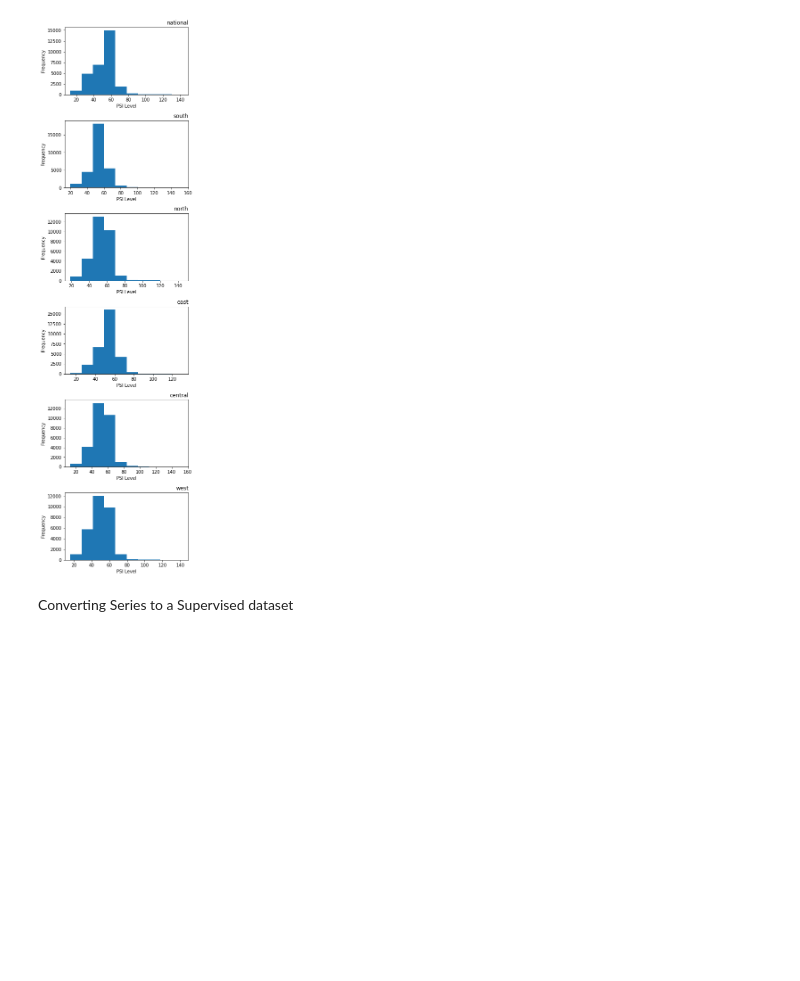
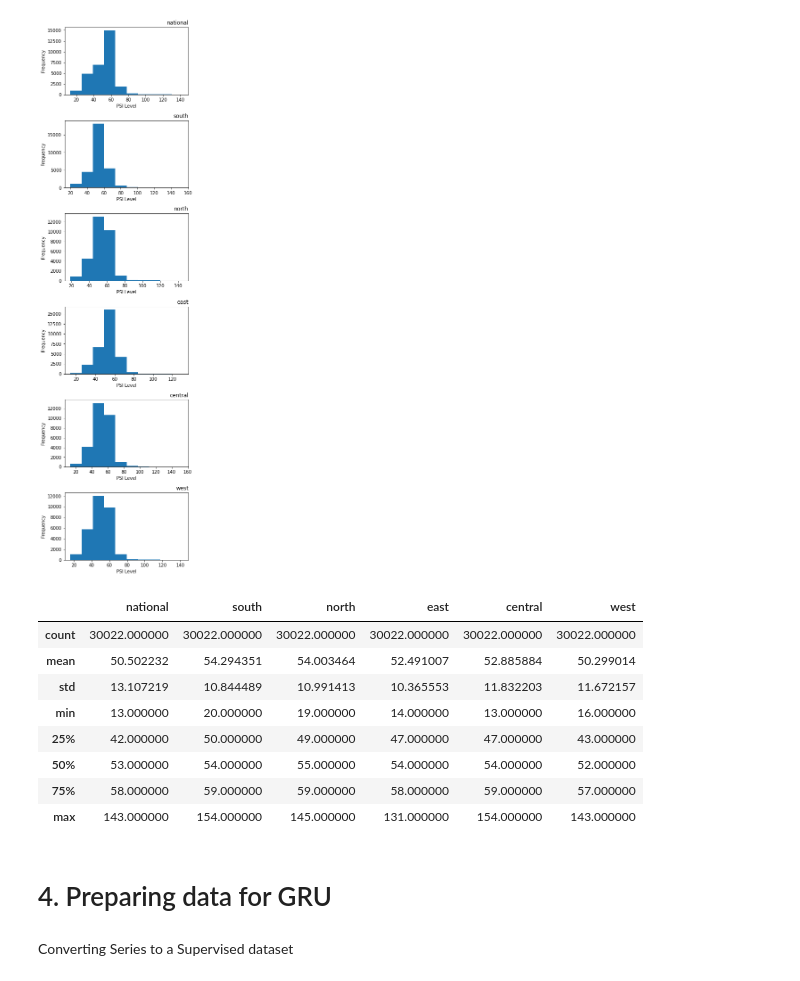
Before and after one commit to mrazizi/YapAiTek-Assessment, a Jupyter notebook: YapAiTek_Assessment.ipynb, the cells around one changed output. Drawn from its saved outputs; the diff is of its cells as text; code cells hidden in the pictures; blank space fills up the shorter version.

```diff
--- a/YapAiTek_Assessment.ipynb
+++ b/YapAiTek_Assessment.ipynb
@@ -126,5 +126,19 @@ for i in range(6):
   suplot_idx += 1
 # %% [output]
 [figure]
+# %%
+df.describe()
+# %% [output]
+|  | national | south | north | east | central | west |
+| count | 30022.000000 | 30022.000000 | 30022.000000 | 30022.000000 | 30022.000000 | 30022.000000 |
+| mean | 50.502232 | 54.294351 | 54.003464 | 52.491007 | 52.885884 | 50.299014 |
+| std | 13.107219 | 10.844489 | 10.991413 | 10.365553 | 11.832203 | 11.672157 |
+| min | 13.000000 | 20.000000 | 19.000000 | 14.000000 | 13.000000 | 16.000000 |
+| 25% | 42.000000 | 50.000000 | 49.000000 | 47.000000 | 47.000000 | 43.000000 |
+| 50% | 53.000000 | 54.000000 | 55.000000 | 54.000000 | 54.000000 | 52.000000 |
+| 75% | 58.000000 | 59.000000 | 59.000000 | 58.000000 | 59.000000 | 57.000000 |
+| max | 143.000000 | 154.000000 | 145.000000 | 131.000000 | 154.000000 | 143.000000 |
+# %% [markdown]
+# 4. Preparing data for GRU
 # %% [markdown]
 Converting Series to a Supervised dataset
```
Also changed, not shown: parts of 8 cells of this notebook.
